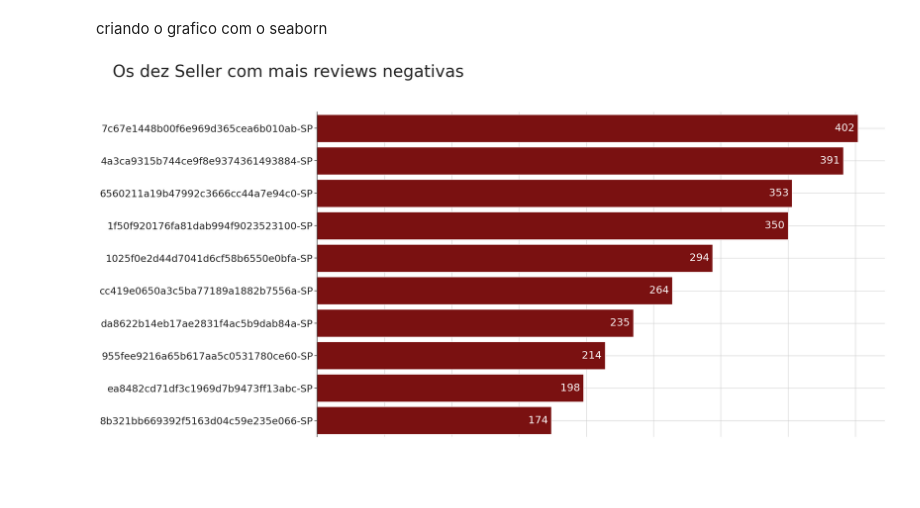
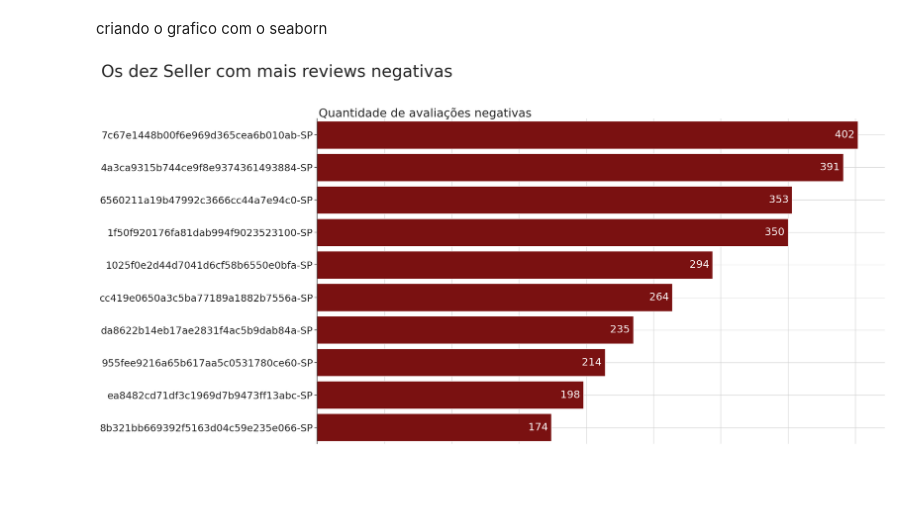
Before and after one commit to kaladabrio2020/Compass.Uol.DataScience, a Jupyter notebook: Sprint 01/ProjetoSprint01/ProjetoSprint01.ipynb, the cells around one changed output. Cells and saved outputs as stored; diff of their text form; code cells hidden in the pictures.

```diff
--- a/Sprint 01/ProjetoSprint01/ProjetoSprint01.ipynb
+++ b/Sprint 01/ProjetoSprint01/ProjetoSprint01.ipynb
@@ -936,15 +945,15 @@ def verificaVariação(data, max_iter=2):
     grupos     = data.groupby('seller_id')
     intersecao = dict(sellers=[], produto=[], variacao=[])
 
-    #será dividido o data em relação ao seller
+    # Será dividido o data em relação ao seller
     for seller_i, subset_i in grupos:
         dicionario[seller_i] = subset_i
     sellers = list(dicionario.keys())
 
-    #Verifica e faz os merge dos sellers que vendem o mesmo produto além de fazer o calculos
+    # Verifica e faz os merge dos sellers que vendem o mesmo produto além de fazer o calculos
     # de variação
     for enum, seller_i in enumerate(sellers):
-        # irá tentar executar caso de um erro o algoritmo para e ignora o error em questão
+        #Irá tentar executar caso de um erro o algoritmo para e ignora o error em questão
         try:
             for seller_j in sellers[enum+1:]:
                 merged = dicionario[seller_i].merge(
@@ -954,19 +963,19 @@ def verificaVariação(data, max_iter=2):
                 )
                 if merged.shape[0]!=0:
                     for i in range(merged.shape[0]):
-                        intersecao['variacao'].append(
-                            round(np.abs(merged['price_y'][i] - merged['price_x'][i]),2)
-                            )
-                        intersecao['sellers' ].append(
-                            (merged['seller_id_x'][i] + ' || ' + merged['seller_id_y'][i])
-                            )
-                        intersecao['produto'].append(
-                            merged['tipo_de_produto'][i]
-                            )
-        except Exception as e: break
+                        a = merged['price_y'][i]
+                        b = merged['price_x'][i]
+                        seller_i1 = merged['seller_id_x'][i]
+                        seller_i2  = merged['seller_id_y'][i]
+                        intersecao['variacao'].append( abs((a/b)-1)*100 )
+                        intersecao['sellers' ].append(( seller_i1+' || ' +seller_i2))
+                        intersecao['produto' ].append( merged['tipo_de_produto'][i] )
+
+        except Exception as e:
+            break
         # Se enum for igual a numero max de iteração
-        #o algoritmo para e retorna o resultado
-        if enum == max_iter:break
+        # o algoritmo para e retorna o resultado
+        if enum == max_iter: break
     return pd.DataFrame(intersecao)
 # %%
 sellers = verificaVariação(data,1)
@@ -980,18 +992,20 @@ sellers = sellers.loc[sellers['produto']=='ferramentas_jardim']
 sellers = sellers.sample(n=10,random_state=10)
 # %%
-
 plt.figure(figsize=(10, 8))
 barSellers =sea.barplot(sellers, y='sellers', x='variacao')
 plt.title('Variação de preço entre o sellers para o produto de Ferramentas e jardim', y=1.06, x=-.3, size=18,)
 plt.yticks(size=12)
 plt.xticks([])
+plt.xlabel('Variação')
 plt.gca().spines[['top','right','bottom']].set_visible(False)
 for p in barSellers.patches:
     if p.get_width() != 0:
         barSellers.annotate(
-            ("R$ %.2f" % p.get_width())+' ',
+            ("%.2f" % p.get_width())+' %',
             xy = (p.get_width(), p.get_y()+p.get_height()/2),
-            xytext = (0, 0.1), textcoords= 'offset points', ha = 'left', va = "center" ,size=12)
+            xytext = (2, 0.1), textcoords= 'offset points',
+            ha = 'left', va = "center", size=12
+            )
 plt.show()
 # %% [output]
 [figure]
@@ -1194,31 +1209,32 @@ criando o grafico com o seaborn
 # %%
 sea.set_theme(style='ticks',context='notebook')                # Definindo estilo
 fig, ax = plt.subplots(ncols=1,nrows=1,figsize=(20,13))
 fig.subplots_adjust(hspace=0.25,right=1)    # Aumenta o espaço entre os graficos
 pallete = ['darkred']*10
 
 # Grafico 1 = Melhores receitas
 barMelhores = sea.barplot( data = pior, palette=pallete[::-1],
     y='seller', x='Reviews Negativas', hue='seller', width=0.85, ax = ax, legend=False)
 
 #Modificando o Grafico 1
-ax.set_title( 'Os dez Seller com mais reviews negativas', y=1.10, fontsize=37, loc='left', x=-0.36)
+ax.set_title( 'Os dez Seller com mais reviews negativas', y=1.12, fontsize=37, loc='left', x=-0.38)
 ax.set_ylabel('')
-ax.set_xlabel('')
+ax.set_xlabel('Quantidade de avaliações negativas',fontsize=26, x=0.19, y=.2)
+
 ax.spines[['right','top','bottom']].set_visible(False)
 ax.tick_params('y', labelsize=22)
 ax.tick_params('x', bottom=False, top=False, labelbottom=False)
 ax.xaxis.set_label_position('top')
 ax.set_axisbelow(True)
 ax.grid(True)
 
 # Colocando o valor das quantidade de review positiva nas barras
 for p in barMelhores.patches:
     if p.get_width() != 0:
         barMelhores.annotate(("%.0f" % p.get_width())+' ',  xy = (p.get_width(), p.get_y()+p.get_height()/2),
         xytext = (0, 0.1), textcoords= 'offset points', ha = 'right', va = "center" ,size=23,color='white')
 # %% [output]
-[figure, old version]
+[figure, new version]
 # %% [markdown]
 &nbsp;
 # %% [markdown]
```
Also changed, not shown: parts of 19 cells of this notebook, 1 other file.
